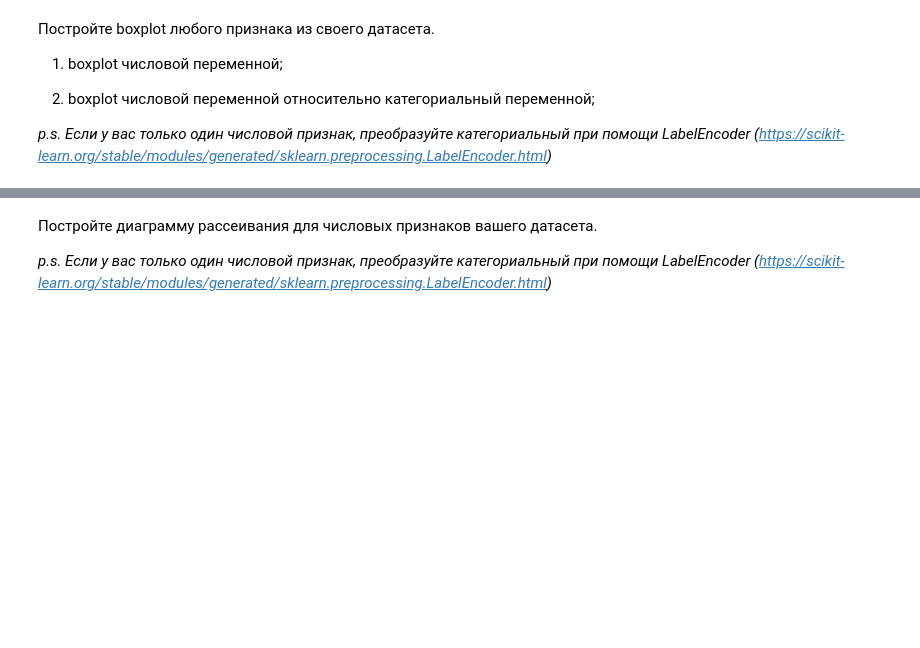
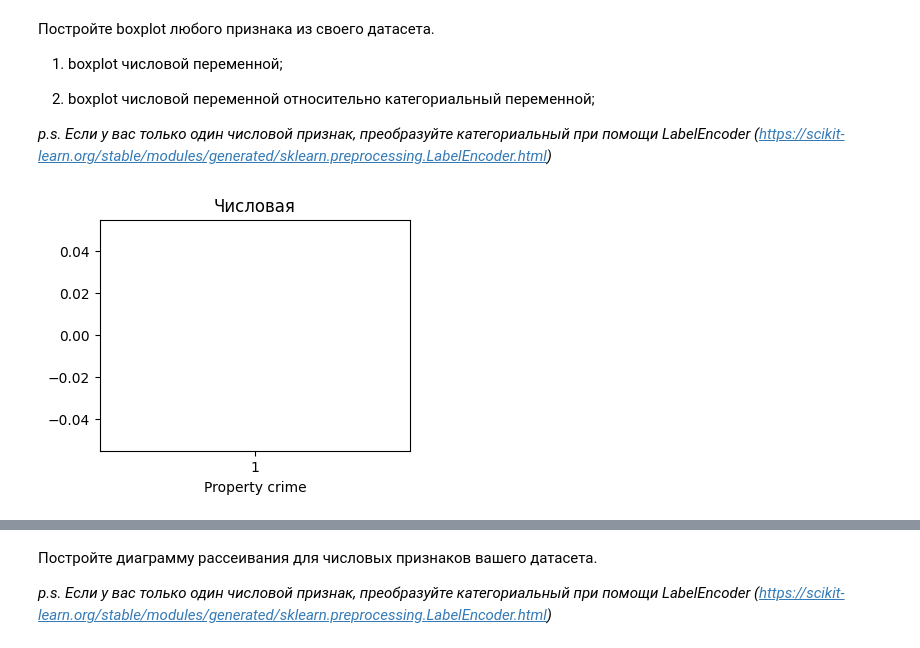
Before and after one commit to h8erqqq/ML, a Jupyter notebook: lab2/Задание_2.ipynb, the cells around one changed output, grey strips where cells are left out. Saved outputs shown, nothing was run; the diff lists cells and outputs as text; code cells hidden in the pictures; blank space fills up the shorter version.

```diff
--- a/lab2/Задание_2.ipynb
+++ b/lab2/Задание_2.ipynb
@@ -100,0 +218,13 @@ Example: видим, что среднее и отклонение различ
+# %%
+"""
+
+Ваш код здесь
+
+"""
+plt.figure(figsize=(4, 3))
+plt.boxplot(x)
+plt.title('Числовая')
+plt.xlabel('Property crime')
+plt.show()
+# %% [output]
+[figure, added]
```
Also changed, not shown: parts of 26 cells of this notebook.
